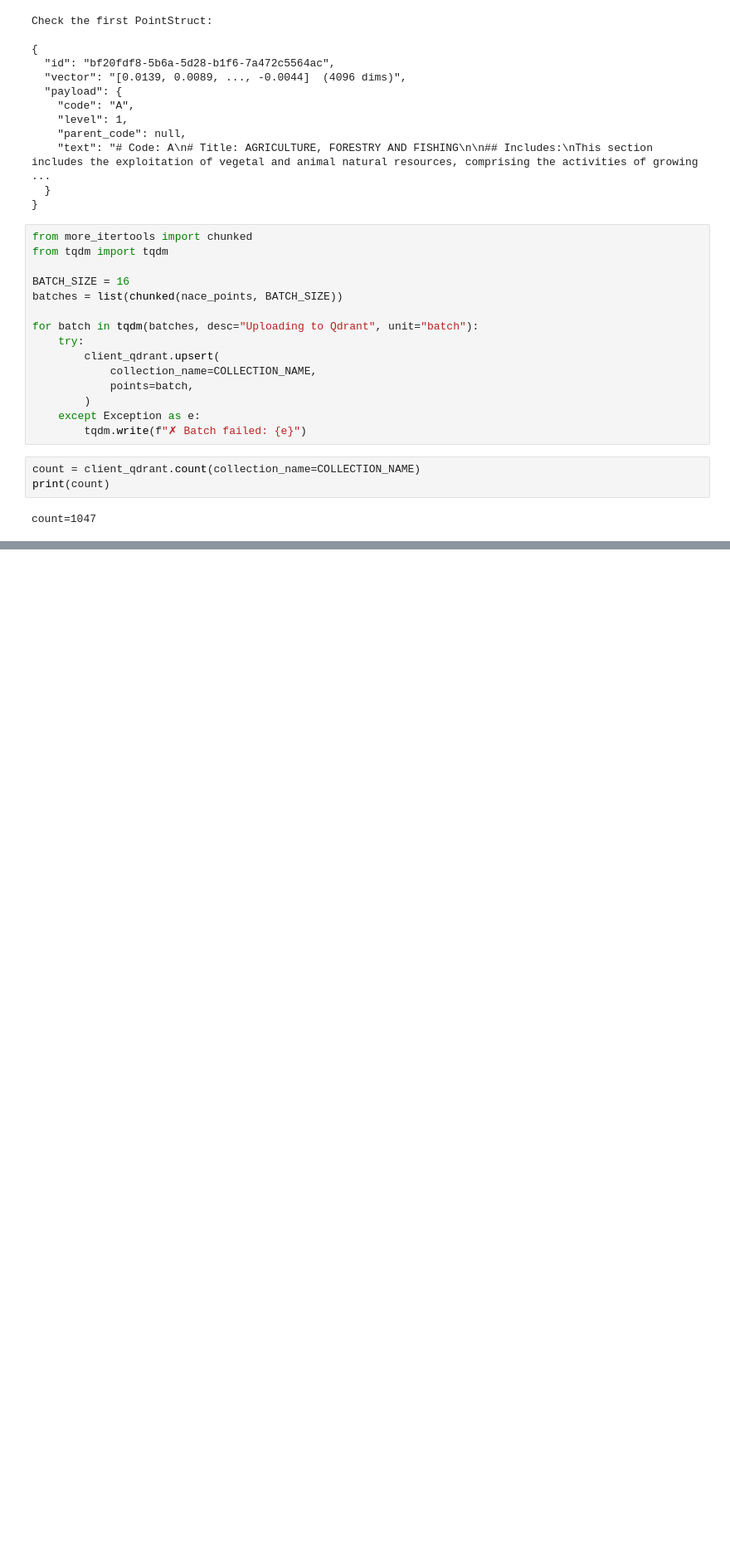
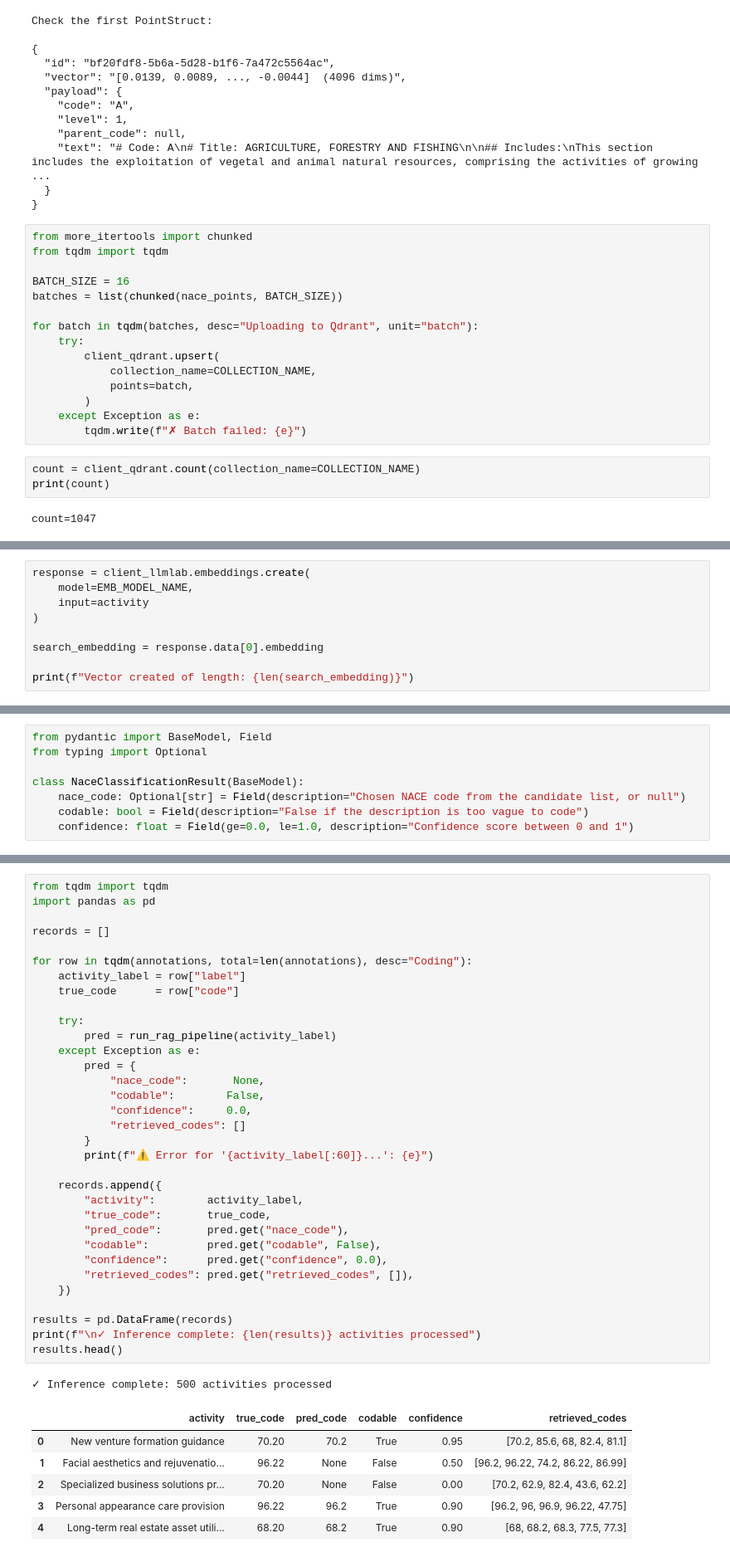
Before and after one commit to teresafernandez/funathon-project2, a Jupyter notebook: pipeline.ipynb, the cells around one changed output, grey strips where cells are left out. Shown at 83% size. Cells and saved outputs as stored; diff of their text form; blank space fills up the shorter version.

```diff
--- a/pipeline.ipynb
+++ b/pipeline.ipynb
@@ -603,0 +622,9 @@ count=1047
+# %%
+response = client_llmlab.embeddings.create(
+    model=EMB_MODEL_NAME,
+    input=activity
+)
+
+search_embedding = response.data[0].embedding
+
+print(f"Vector created of length: {len(search_embedding)}")
@@ -603,0 +697,8 @@ count=1047
+# %%
+from pydantic import BaseModel, Field
+from typing import Optional
+
+class NaceClassificationResult(BaseModel):
+    nace_code: Optional[str] = Field(description="Chosen NACE code from the candidate list, or null")
+    codable: bool = Field(description="False if the description is too vague to code")
+    confidence: float = Field(ge=0.0, le=1.0, description="Confidence score between 0 and 1")
@@ -603,0 +843,41 @@ count=1047
+# %%
+from tqdm import tqdm
+import pandas as pd
+
+records = []
+
+for row in tqdm(annotations, total=len(annotations), desc="Coding"):
+    activity_label = row["label"]
+    true_code      = row["code"]
+
+    try:
+        pred = run_rag_pipeline(activity_label)
+    except Exception as e:
+        pred = {
+            "nace_code":       None,
+            "codable":        False,
+            "confidence":     0.0,
+            "retrieved_codes": []
+        }
+        print(f"⚠ Error for '{activity_label[:60]}...': {e}")
+
+    records.append({
+        "activity":        activity_label,
+        "true_code":       true_code,
+        "pred_code":       pred.get("nace_code"),
+        "codable":         pred.get("codable", False),
+        "confidence":      pred.get("confidence", 0.0),
+        "retrieved_codes": pred.get("retrieved_codes", []),
+    })
+
+results = pd.DataFrame(records)
+print(f"\n✓ Inference complete: {len(results)} activities processed")
+results.head()
+# %% [output]
+✓ Inference complete: 500 activities processed
+|  | activity | true_code | pred_code | codable | confidence | retrieved_codes |
+| 0 | New venture formation guidance | 70.20 | 70.2 | True | 0.95 | [70.2, 85.6, 68, 82.4, 81.1] |
+| 1 | Facial aesthetics and rejuvenatio... | 96.22 | None | False | 0.50 | [96.2, 96.22, 74.2, 86.22, 86.99] |
+| 2 | Specialized business solutions pr... | 70.20 | None | False | 0.00 | [70.2, 62.9, 82.4, 43.6, 62.2] |
+| 3 | Personal appearance care provision | 96.22 | 96.2 | True | 0.90 | [96.2, 96, 96.9, 96.22, 47.75] |
+| 4 | Long-term real estate asset utili... | 68.20 | 68.2 | True | 0.90 | [68, 68.2, 68.3, 77.5, 77.3] |
```
Also changed, not shown: parts of 30 cells of this notebook.
